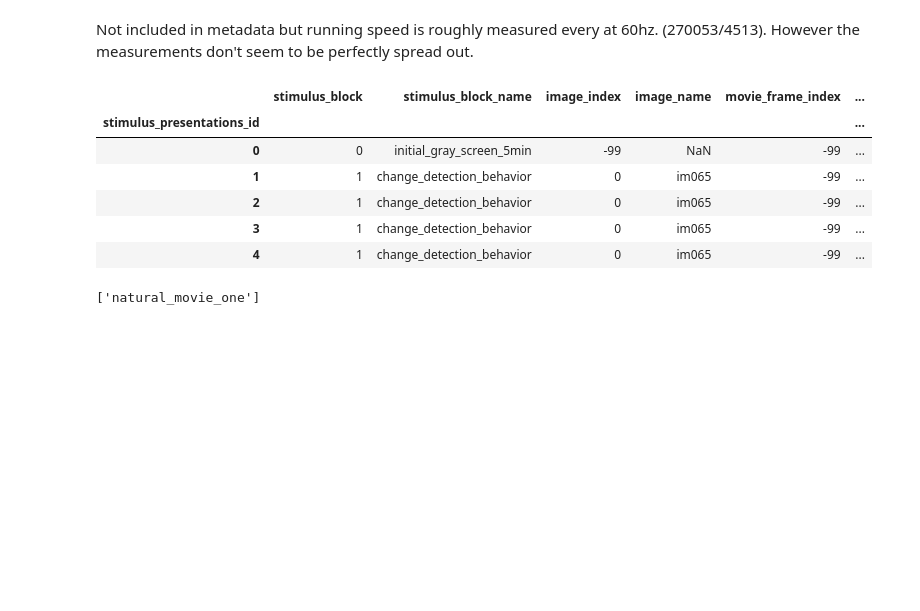
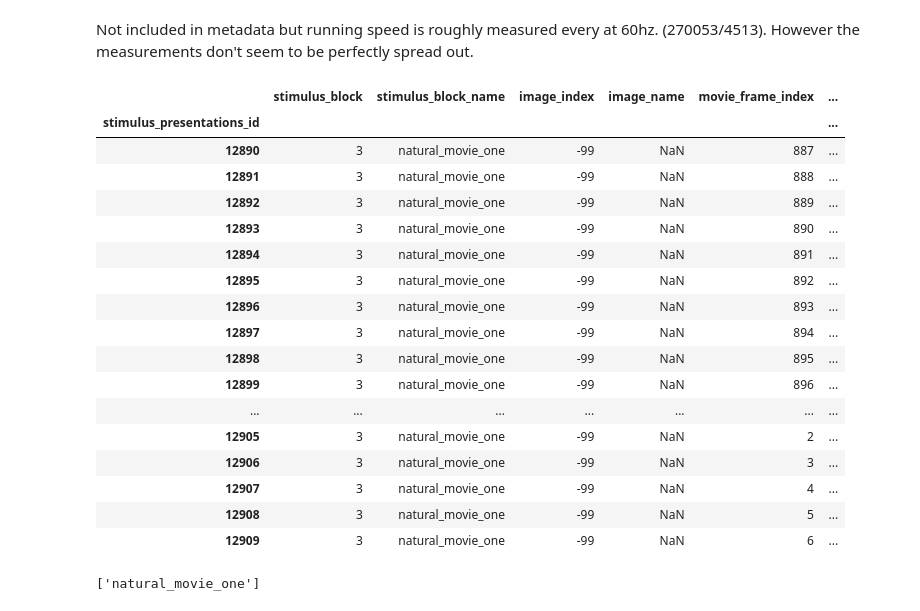
Before and after one commit to schewskone/allen-exporter, a Jupyter notebook: examples/example_experiment_export.ipynb, the cells around one changed output. Drawn from its saved outputs; the diff is of its cells as text; code cells hidden in the pictures; blank space fills up the shorter version.

```diff
--- a/examples/example_experiment_export.ipynb
+++ b/examples/example_experiment_export.ipynb
@@ -175,15 +175,26 @@ Not included in metadata but running speed is roughly measured every at 60hz. (2
 # %%
 # Preview of stimuli dataframe
 stimulus_table = experiment.stimulus_presentations
-stimulus_table.head()
+stimulus_table.iloc[12890:12910]
 # %% [output]
 |  | stimulus_block | stimulus_block_name | image_index | image_name | movie_frame_index | ... |
 | stimulus_presentations_id |  |  |  |  |  | ... |
-| 0 | 0 | initial_gray_screen_5min | -99 | NaN | -99 | ... |
-| 1 | 1 | change_detection_behavior | 0 | im065 | -99 | ... |
-| 2 | 1 | change_detection_behavior | 0 | im065 | -99 | ... |
-| 3 | 1 | change_detection_behavior | 0 | im065 | -99 | ... |
-| 4 | 1 | change_detection_behavior | 0 | im065 | -99 | ... |
+| 12890 | 3 | natural_movie_one | -99 | NaN | 887 | ... |
+| 12891 | 3 | natural_movie_one | -99 | NaN | 888 | ... |
+| 12892 | 3 | natural_movie_one | -99 | NaN | 889 | ... |
+| 12893 | 3 | natural_movie_one | -99 | NaN | 890 | ... |
+| 12894 | 3 | natural_movie_one | -99 | NaN | 891 | ... |
+| 12895 | 3 | natural_movie_one | -99 | NaN | 892 | ... |
+| 12896 | 3 | natural_movie_one | -99 | NaN | 893 | ... |
+| 12897 | 3 | natural_movie_one | -99 | NaN | 894 | ... |
+| 12898 | 3 | natural_movie_one | -99 | NaN | 895 | ... |
+| 12899 | 3 | natural_movie_one | -99 | NaN | 896 | ... |
+| ... | ... | ... | ... | ... | ... | ... |
+| 12905 | 3 | natural_movie_one | -99 | NaN | 2 | ... |
+| 12906 | 3 | natural_movie_one | -99 | NaN | 3 | ... |
+| 12907 | 3 | natural_movie_one | -99 | NaN | 4 | ... |
+| 12908 | 3 | natural_movie_one | -99 | NaN | 5 | ... |
+| 12909 | 3 | natural_movie_one | -99 | NaN | 6 | ... |
 # %%
 mv_names = stimulus_table[stimulus_table['stimulus_block_name'].str.contains('movie', case=False, na=False)]['stimulus_block_name'].unique()
 
```
Also changed, not shown: parts of 2 cells of this notebook, 2 other files.
